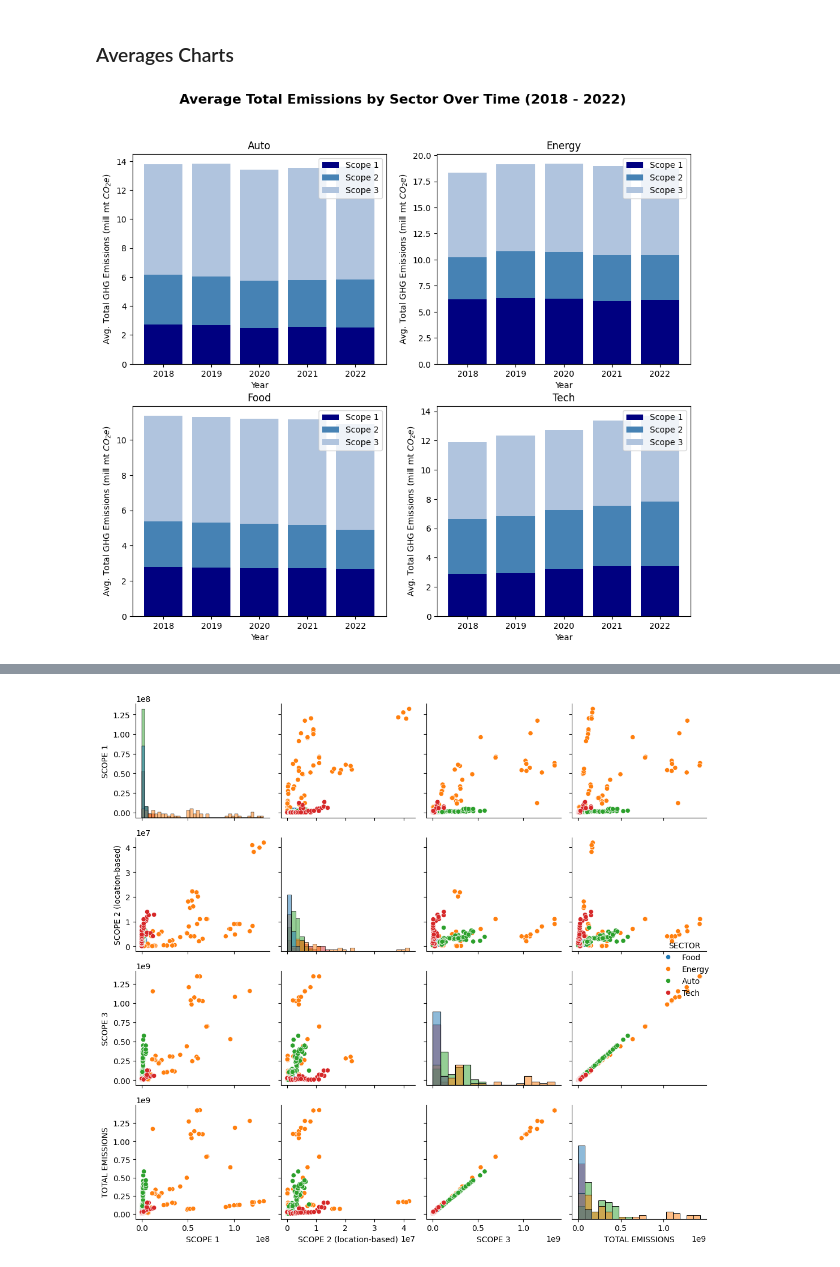
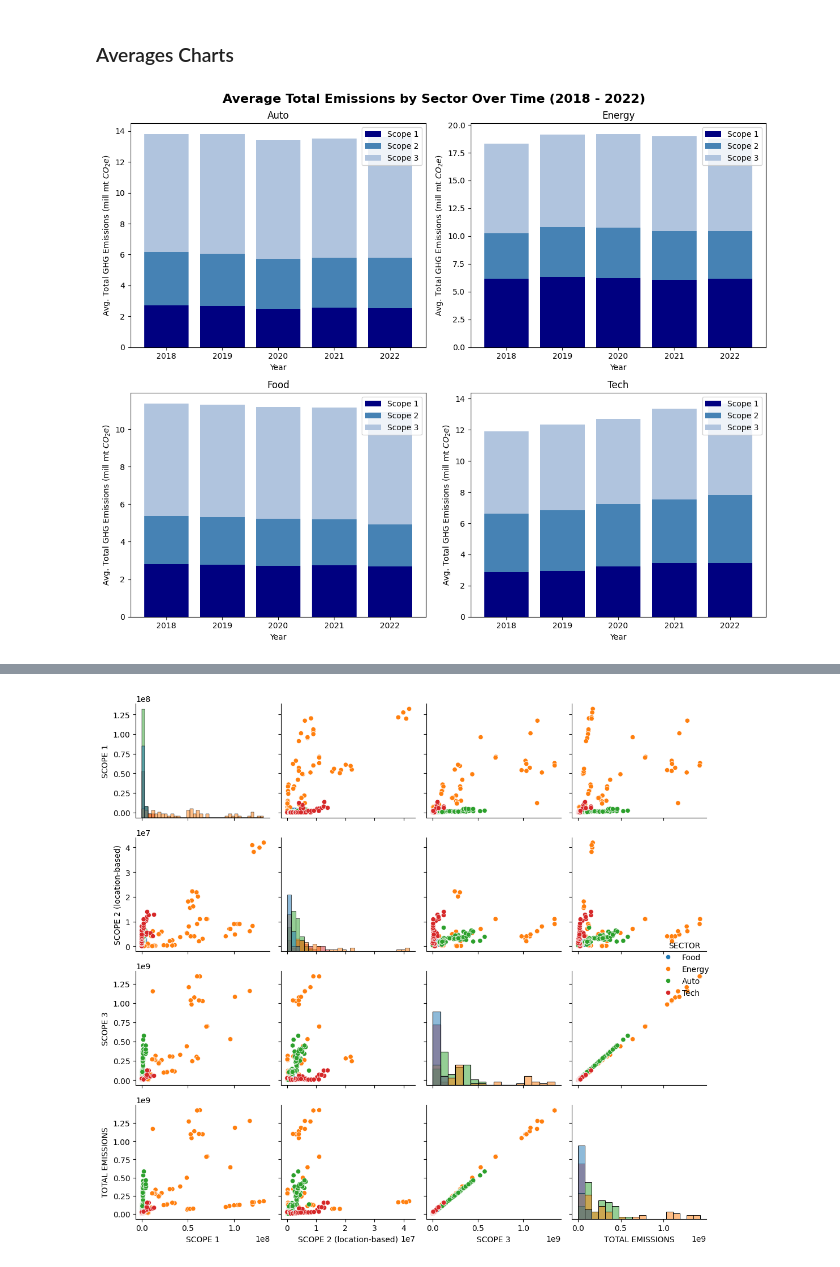
Before and after one commit to zcjanin/decarbonization-2024, a Jupyter notebook: Charts.ipynb, the cells around one changed output, grey strips where cells are left out. Cells and saved outputs as stored; diff of their text form; code cells hidden in the pictures.

Commit message:
Updated correlations and charts notebook

```diff
--- a/Charts.ipynb
+++ b/Charts.ipynb
@@ -72,26 +72,28 @@ for col in scope3_BySector.columns[1:]:
     scope3_BySector[col] = (scope3_BySector[col] / 100000).round(2)
 # %%
 # natural log of emissions
+# TASK: display sp
 
+plt.figure(figsize=[12,10])
 n=1
-plt.figure(figsize=[12,10])
 for col in avg_BySector.columns[1:]:
     plt.subplot(2,2,n)
     plt.bar(scope1_BySector['YEAR'], height=np.log(scope1_BySector[col]), color='navy', label='Scope 1')
     plt.bar(scope2_BySector['YEAR'], height=np.log(scope2_BySector[col]), bottom=np.log(scope1_BySector[col]), color='steelblue', label='Scope 2')
     plt.bar(scope3_BySector['YEAR'], height=np.log(scope3_BySector[col]), bottom=np.log(scope1_BySector[col])+np.log(scope2_BySector[col]), color='lightsteelblue', label='Scope 3')
 
 
     plt.xlabel('Year')
     plt.ylabel('Avg. Total GHG Emissions (mill mt $CO_{2}e$)')
     plt.title(col)
     plt.ylim(0, )
     plt.legend()
     n+=1
 plt.suptitle('Average Total Emissions by Sector Over Time (2018 - 2022)', fontsize=16, fontweight='bold')
+plt.tight_layout()
 plt.show();
 # %% [output]
-[figure, old version]
+[figure, new version]
 # %%
 auto = sectors[(sectors['SECTOR']=='Auto') & (sectors['YEAR']!=2017) & (sectors['COMPANY NAME']!='Hyundai')& (sectors['COMPANY NAME']!='Toyota')]
 # %%
```
Also changed, not shown: parts of 5 cells of this notebook, 2 other files.
